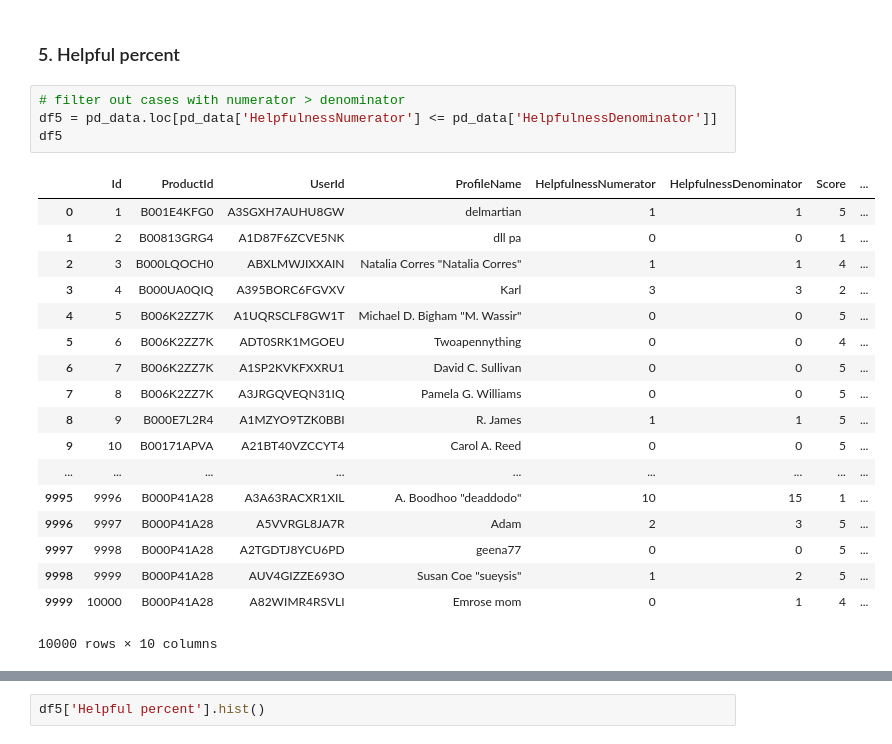
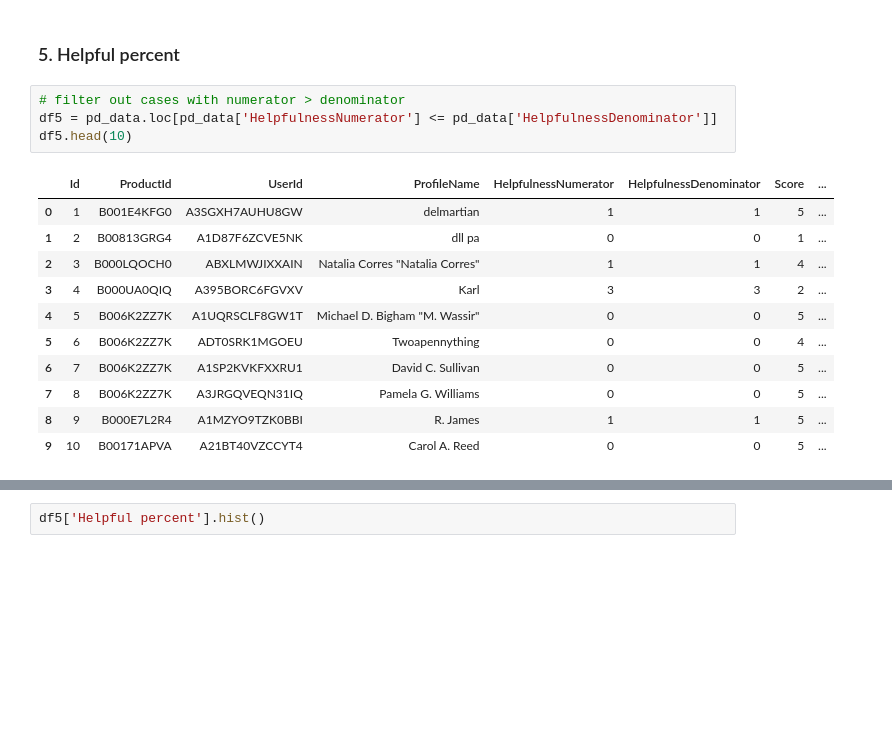
Before and after one commit to kevin110604/FDA_practice, a Jupyter notebook: FDA_hw1.ipynb, the cells around one changed output, grey strips where cells are left out. Drawn from its saved outputs; the diff is of its cells as text; blank space fills up the shorter version.

```diff
--- a/FDA_hw1.ipynb
+++ b/FDA_hw1.ipynb
@@ -498,26 +436,19 @@ sns.heatmap(corr,
 # %%
 # filter out cases with numerator > denominator
 df5 = pd_data.loc[pd_data['HelpfulnessNumerator'] <= pd_data['HelpfulnessDenominator']]
-df5
+df5.head(10)
 # %% [output]
 |  | Id | ProductId | UserId | ProfileName | HelpfulnessNumerator | HelpfulnessDenominator | Score | ... |
 | 0 | 1 | B001E4KFG0 | A3SGXH7AUHU8GW | delmartian | 1 | 1 | 5 | ... |
 | 1 | 2 | B00813GRG4 | A1D87F6ZCVE5NK | dll pa | 0 | 0 | 1 | ... |
 | 2 | 3 | B000LQOCH0 | ABXLMWJIXXAIN | Natalia Corres "Natalia Corres" | 1 | 1 | 4 | ... |
 | 3 | 4 | B000UA0QIQ | A395BORC6FGVXV | Karl | 3 | 3 | 2 | ... |
 | 4 | 5 | B006K2ZZ7K | A1UQRSCLF8GW1T | Michael D. Bigham "M. Wassir" | 0 | 0 | 5 | ... |
 | 5 | 6 | B006K2ZZ7K | ADT0SRK1MGOEU | Twoapennything | 0 | 0 | 4 | ... |
 | 6 | 7 | B006K2ZZ7K | A1SP2KVKFXXRU1 | David C. Sullivan | 0 | 0 | 5 | ... |
 | 7 | 8 | B006K2ZZ7K | A3JRGQVEQN31IQ | Pamela G. Williams | 0 | 0 | 5 | ... |
 | 8 | 9 | B000E7L2R4 | A1MZYO9TZK0BBI | R. James | 1 | 1 | 5 | ... |
 | 9 | 10 | B00171APVA | A21BT40VZCCYT4 | Carol A. Reed | 0 | 0 | 5 | ... |
-| ... | ... | ... | ... | ... | ... | ... | ... | ... |
-| 9995 | 9996 | B000P41A28 | A3A63RACXR1XIL | A. Boodhoo "deaddodo" | 10 | 15 | 1 | ... |
-| 9996 | 9997 | B000P41A28 | A5VVRGL8JA7R | Adam | 2 | 3 | 5 | ... |
-| 9997 | 9998 | B000P41A28 | A2TGDTJ8YCU6PD | geena77 | 0 | 0 | 5 | ... |
-| 9998 | 9999 | B000P41A28 | AUV4GIZZE693O | Susan Coe "sueysis" | 1 | 2 | 5 | ... |
-| 9999 | 10000 | B000P41A28 | A82WIMR4RSVLI | Emrose mom | 0 | 1 | 4 | ... |
-10000 rows × 10 columns
 # %%
 def f(x):
     if (x[0]==0)&(x[1]==0):
```
Also changed, not shown: parts of 23 cells of this notebook, 1 other file.
